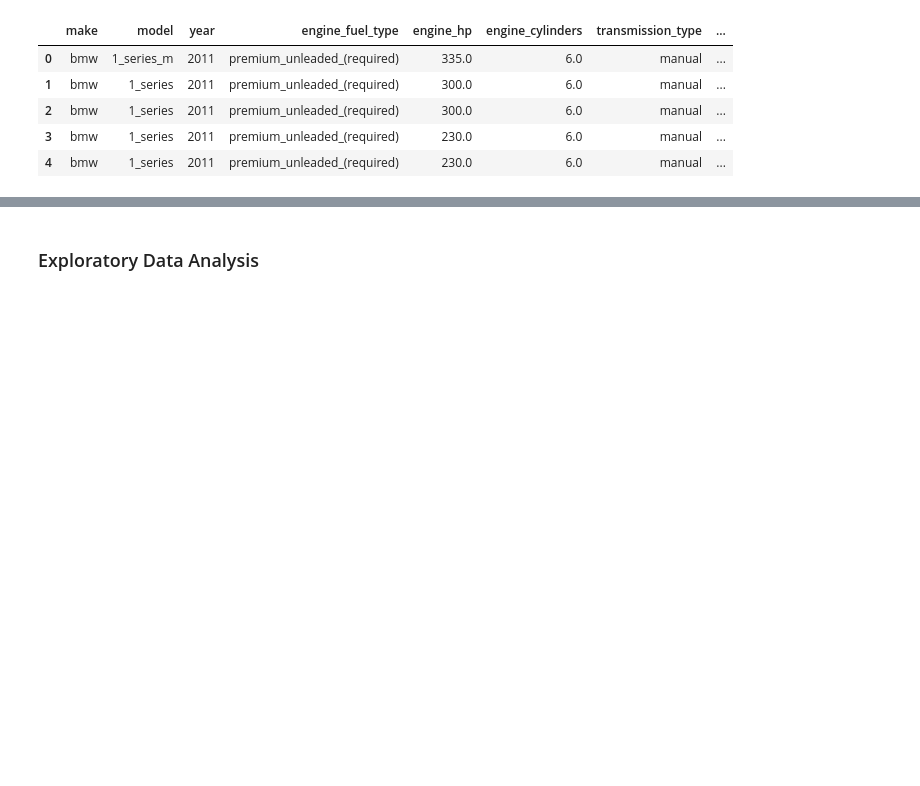
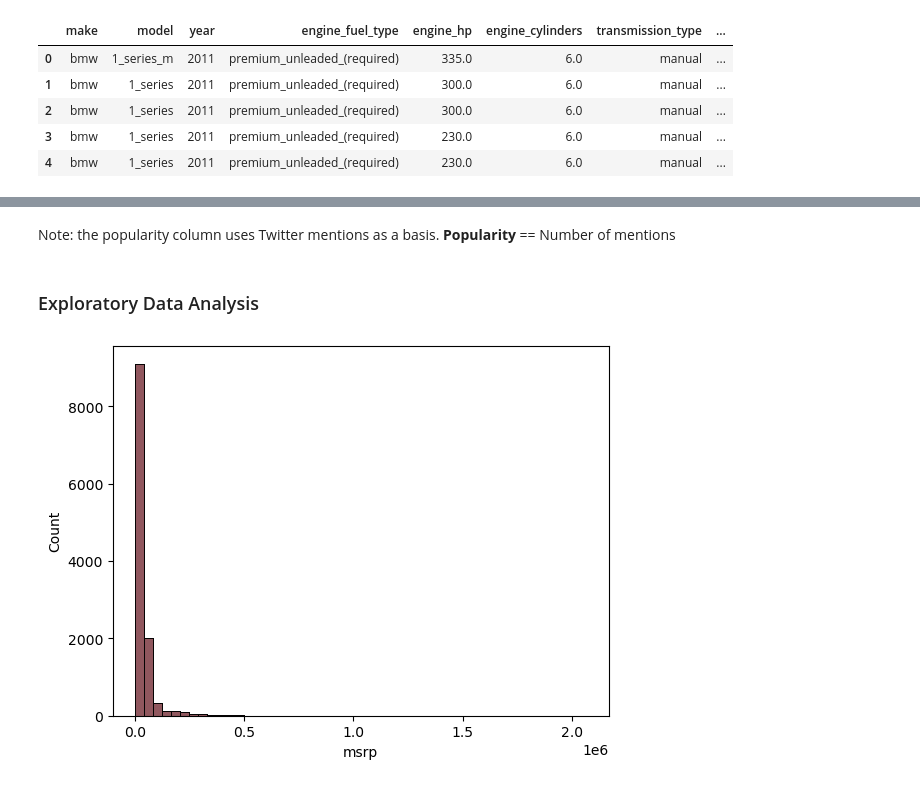
Before and after one commit to kabsmeiou/ml-zoomcamp, a Jupyter notebook: Jupyter Notebook/Lecture 2/Data Preparation.ipynb, the cells around one changed output, grey strips where cells are left out. Cells and saved outputs as stored; diff of their text form; code cells hidden in the pictures; blank space fills up the shorter version.

```diff
--- a/Jupyter Notebook/Lecture 2/Data Preparation.ipynb
+++ b/Jupyter Notebook/Lecture 2/Data Preparation.ipynb
@@ -46,3 +78,5 @@ cars.head()
+# %% [markdown]
+Note: the popularity column uses Twitter mentions as a basis. **Popularity** == Number of mentions
 # %% [markdown]
 ### Exploratory Data Analysis
 # %%
@@ -50,0 +90,8 @@ import seaborn as sns
+# %%
+# bins = how many bars to show
+sns.histplot(cars.msrp, bins=50)
+
+# show graph
+plt.show()
+# %% [output]
+[figure, added]
```
Also changed, not shown: parts of 20 cells of this notebook, 2 other files.
